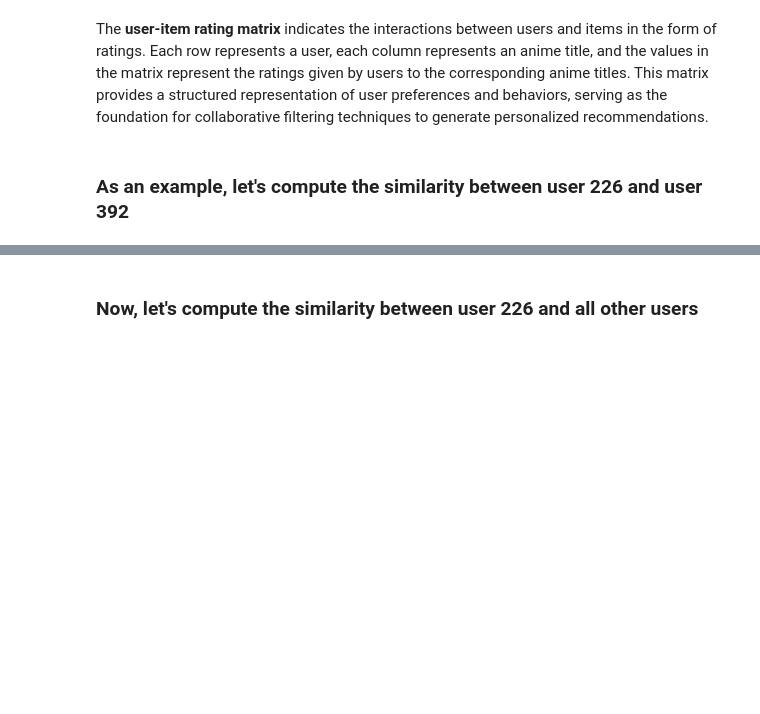
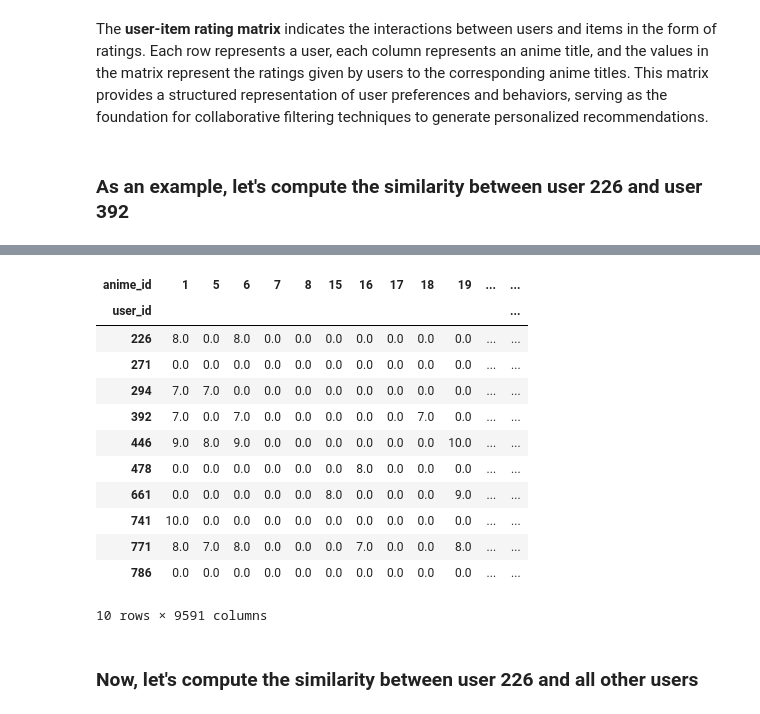
Before and after one commit to opendroid/ml, a Jupyter notebook: recommendation/ex01_recommendation_systems.ipynb, the cells around one changed output, grey strips where cells are left out. Cells and saved outputs as stored; diff of their text form; code cells hidden in the pictures; blank space fills up the shorter version.

Commit message:
Added user collaborative filtering examples

```diff
--- a/recommendation/ex01_recommendation_systems.ipynb
+++ b/recommendation/ex01_recommendation_systems.ipynb
@@ -267,4 +334,4 @@ __Top 10 most common genres__
 - Exploratory Data Analysis (EDA) on __rating__ dataset
 # %%
 # Read the rating.csv file and store its contents in the 'ratings' dataframe
-ratings = pd.read_csv('/content/rating.csv')
+ratings = pd.read_csv('./data/rating.csv')
@@ -426,3 +627,19 @@ cosine_similarity(rating_matrix[rating_matrix.index==226],rating_matrix[rating_m
+# %%
+rating_matrix.head(10)
+# %% [output]
+| anime_id | 1 | 5 | 6 | 7 | 8 | 15 | 16 | 17 | 18 | 19 | ... | ... |
+| user_id |  |  |  |  |  |  |  |  |  |  |  | ... |
+| 226 | 8.0 | 0.0 | 8.0 | 0.0 | 0.0 | 0.0 | 0.0 | 0.0 | 0.0 | 0.0 | ... | ... |
+| 271 | 0.0 | 0.0 | 0.0 | 0.0 | 0.0 | 0.0 | 0.0 | 0.0 | 0.0 | 0.0 | ... | ... |
+| 294 | 7.0 | 7.0 | 0.0 | 0.0 | 0.0 | 0.0 | 0.0 | 0.0 | 0.0 | 0.0 | ... | ... |
+| 392 | 7.0 | 0.0 | 7.0 | 0.0 | 0.0 | 0.0 | 0.0 | 0.0 | 7.0 | 0.0 | ... | ... |
+| 446 | 9.0 | 8.0 | 9.0 | 0.0 | 0.0 | 0.0 | 0.0 | 0.0 | 0.0 | 10.0 | ... | ... |
+| 478 | 0.0 | 0.0 | 0.0 | 0.0 | 0.0 | 0.0 | 8.0 | 0.0 | 0.0 | 0.0 | ... | ... |
+| 661 | 0.0 | 0.0 | 0.0 | 0.0 | 0.0 | 8.0 | 0.0 | 0.0 | 0.0 | 9.0 | ... | ... |
+| 741 | 10.0 | 0.0 | 0.0 | 0.0 | 0.0 | 0.0 | 0.0 | 0.0 | 0.0 | 0.0 | ... | ... |
+| 771 | 8.0 | 7.0 | 8.0 | 0.0 | 0.0 | 0.0 | 7.0 | 0.0 | 0.0 | 8.0 | ... | ... |
+| 786 | 0.0 | 0.0 | 0.0 | 0.0 | 0.0 | 0.0 | 0.0 | 0.0 | 0.0 | 0.0 | ... | ... |
+10 rows × 9591 columns
 # %% [markdown]
 ### Now, let's compute the similarity between user 226 and all other users
 # %%
```
Also changed, not shown: parts of 115 cells of this notebook, 8 other files.
